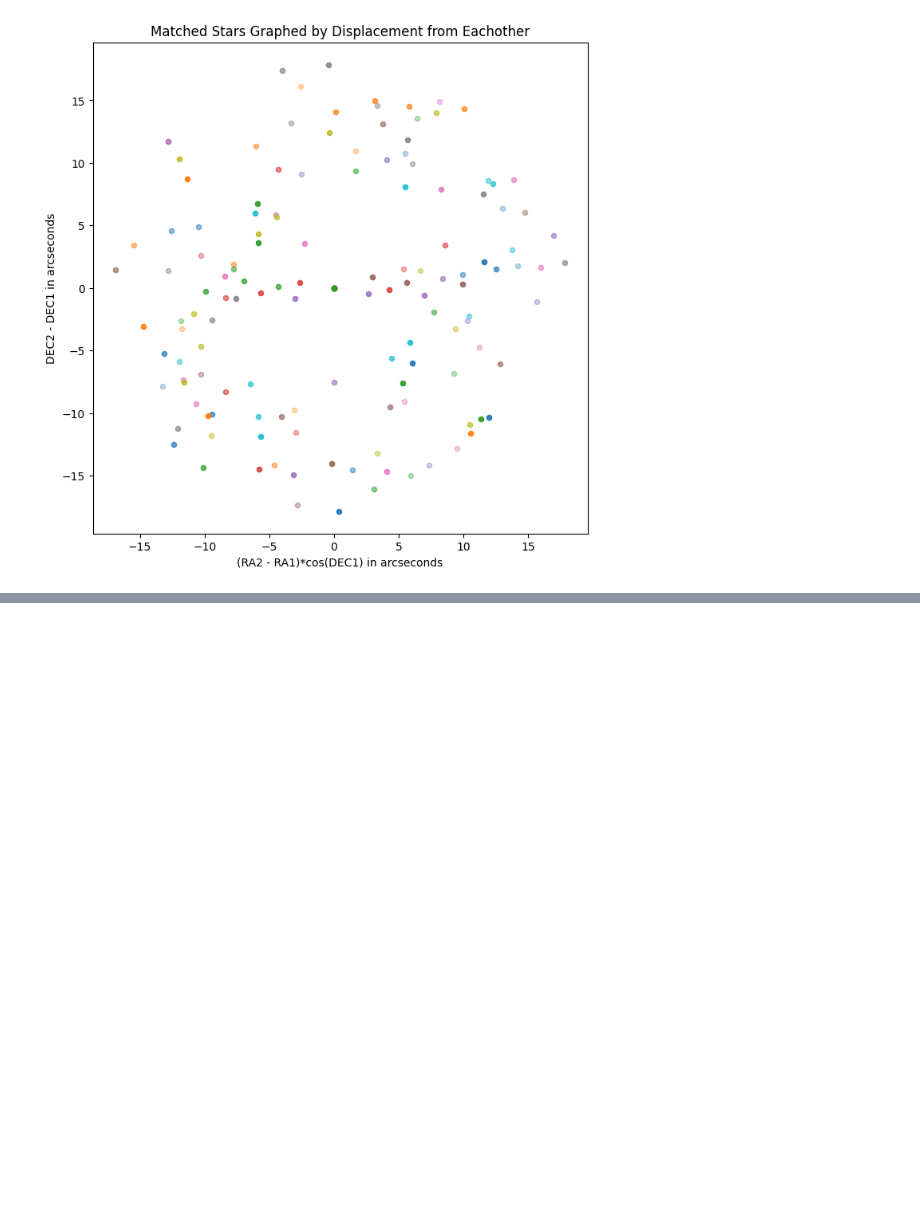
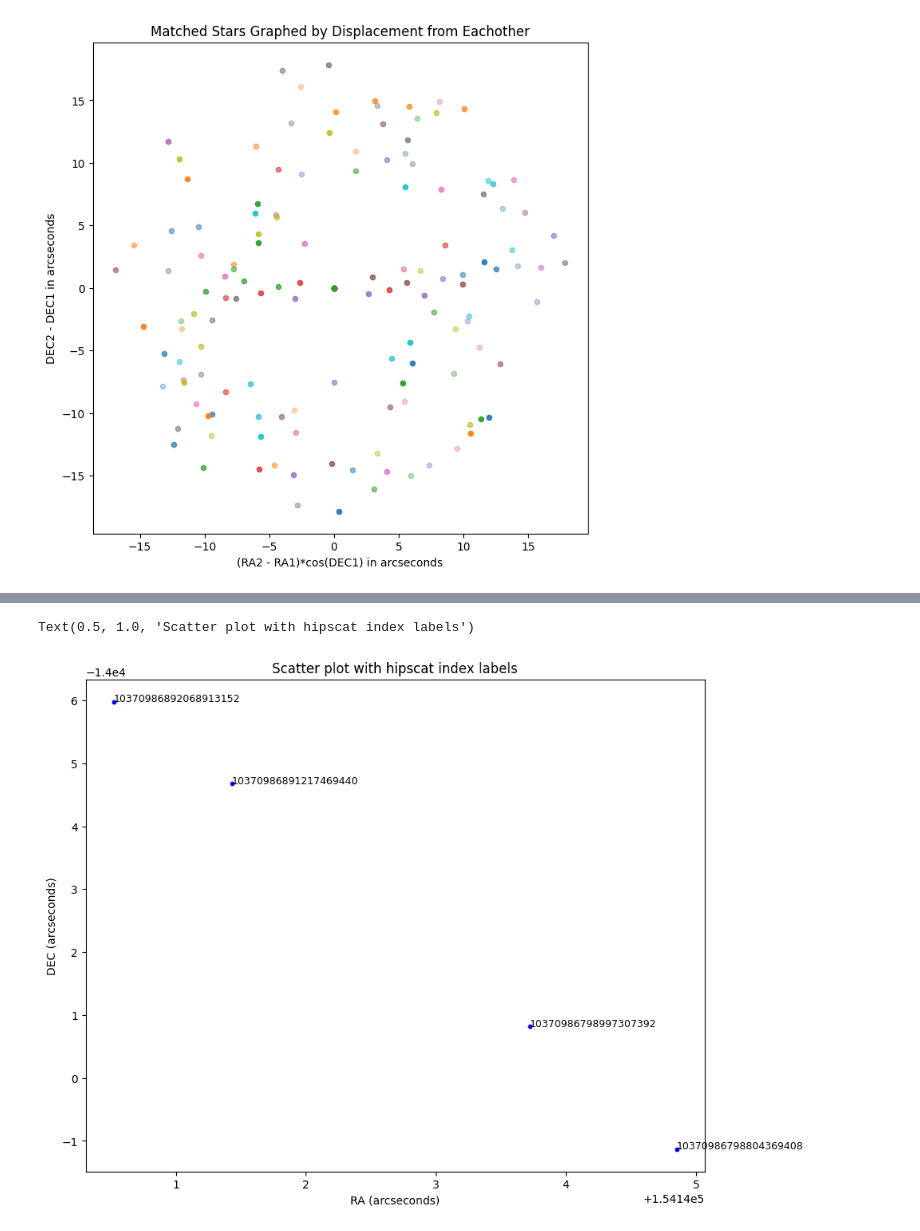
Before and after one commit to JoaoDPassos/brown-dwarf-search, a Jupyter notebook: CrossMatchFIltering.ipynb, the cells around one changed output, grey strips where cells are left out. Drawn from its saved outputs; the diff is of its cells as text; code cells hidden in the pictures; blank space fills up the shorter version.

Commit message:
Cone Search and Located PM Example in df

```diff
--- a/CrossMatchFIltering.ipynb
+++ b/CrossMatchFIltering.ipynb
@@ -156 +138,7 @@ for _hipscat_index, group in four_or_more_matches.groupby('_hipscat_index'):
 [figure]
+# %%
+small_scope = filtered_catalog.cone_search(42.817451981441494, -3.8882601693023133, 10)
+
+small_df = small_scope.compute()
+
+small_df
@@ -156,0 +153,16 @@ for _hipscat_index, group in four_or_more_matches.groupby('_hipscat_index'):
+# %%
+# Create the scatter plot
+plt.figure(figsize=(10, 8))
+plt.scatter(small_df['RA'] * 3600, small_df['DEC'] * 3600, s=10, color='blue')
+
+# Annotate each point with the hipscat index
+for i, row in small_df.iterrows():
+    plt.text(row['RA'] * 3600, row['DEC'] * 3600, str(i), fontsize=9)
+
+# Add labels and title
+plt.xlabel('RA (arcseconds)')
+plt.ylabel('DEC (arcseconds)')
+plt.title('Scatter plot with hipscat index labels')
+# %% [output]
+Text(0.5, 1.0, 'Scatter plot with hipscat index labels')
+[figure, added]
```
Also changed, not shown: parts of 2 cells of this notebook, 1 other file.
